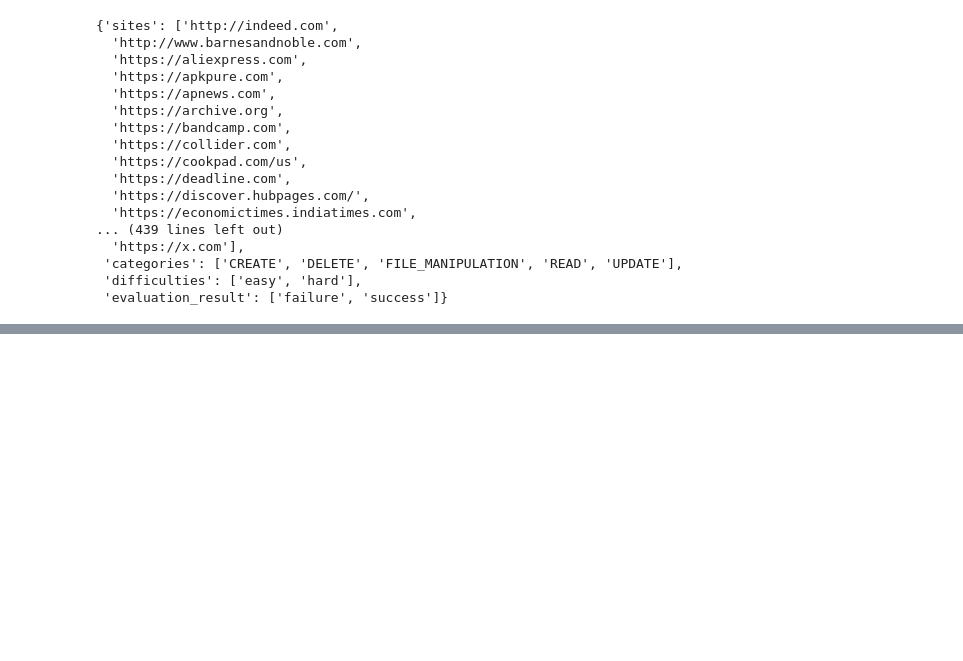
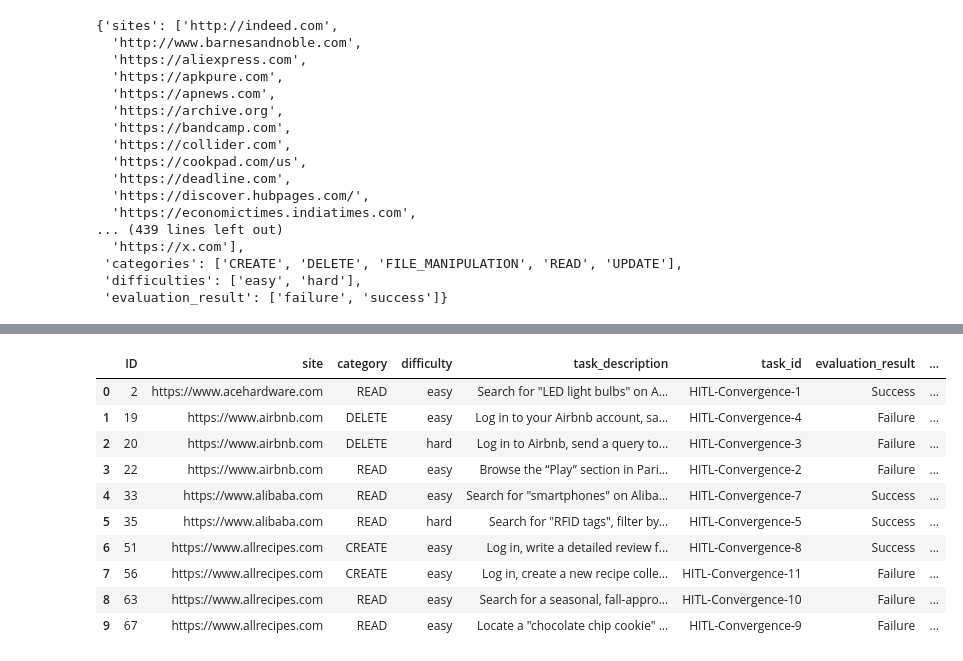
Before and after one commit to srikargade1/webbench-dashboard, a Jupyter notebook: WebBench Visual.ipynb, the cells around one changed output, grey strips where cells are left out. Saved outputs shown, nothing was run; the diff lists cells and outputs as text; code cells hidden in the pictures; blank space fills up the shorter version.

```diff
--- a/WebBench Visual.ipynb
+++ b/WebBench Visual.ipynb
@@ -551,0 +569,18 @@ anthropic_df.head(10)
+# %%
+import pandas as pd
+
+convergence_df = pd.read_csv("convergence.csv")
+convergence_df = convergence_df.rename(columns={"task_output": "evaluation_result", "evaluation_result": "task_link", "task_link":"evaluation_reason"})
+convergence_df.head(10)
+# %% [output]
+|  | ID | site | category | difficulty | task_description | task_id | evaluation_result | ... |
+| 0 | 2 | https://www.acehardware.com | READ | easy | Search for "LED light bulbs" on A... | HITL-Convergence-1 | Success | ... |
+| 1 | 19 | https://www.airbnb.com | DELETE | easy | Log in to your Airbnb account, sa... | HITL-Convergence-4 | Failure | ... |
+| 2 | 20 | https://www.airbnb.com | DELETE | hard | Log in to Airbnb, send a query to... | HITL-Convergence-3 | Failure | ... |
+| 3 | 22 | https://www.airbnb.com | READ | easy | Browse the “Play” section in Pari... | HITL-Convergence-2 | Failure | ... |
+| 4 | 33 | https://www.alibaba.com | READ | easy | Search for "smartphones" on Aliba... | HITL-Convergence-7 | Success | ... |
+| 5 | 35 | https://www.alibaba.com | READ | hard | Search for "RFID tags", filter by... | HITL-Convergence-5 | Success | ... |
+| 6 | 51 | https://www.allrecipes.com | CREATE | easy | Log in, write a detailed review f... | HITL-Convergence-8 | Success | ... |
+| 7 | 56 | https://www.allrecipes.com | CREATE | easy | Log in, create a new recipe colle... | HITL-Convergence-11 | Failure | ... |
+| 8 | 63 | https://www.allrecipes.com | READ | easy | Search for a seasonal, fall-appro... | HITL-Convergence-10 | Failure | ... |
+| 9 | 67 | https://www.allrecipes.com | READ | easy | Locate a "chocolate chip cookie" ... | HITL-Convergence-9 | Failure | ... |
```
Also changed, not shown: parts of 12 cells of this notebook, 12 other files.
